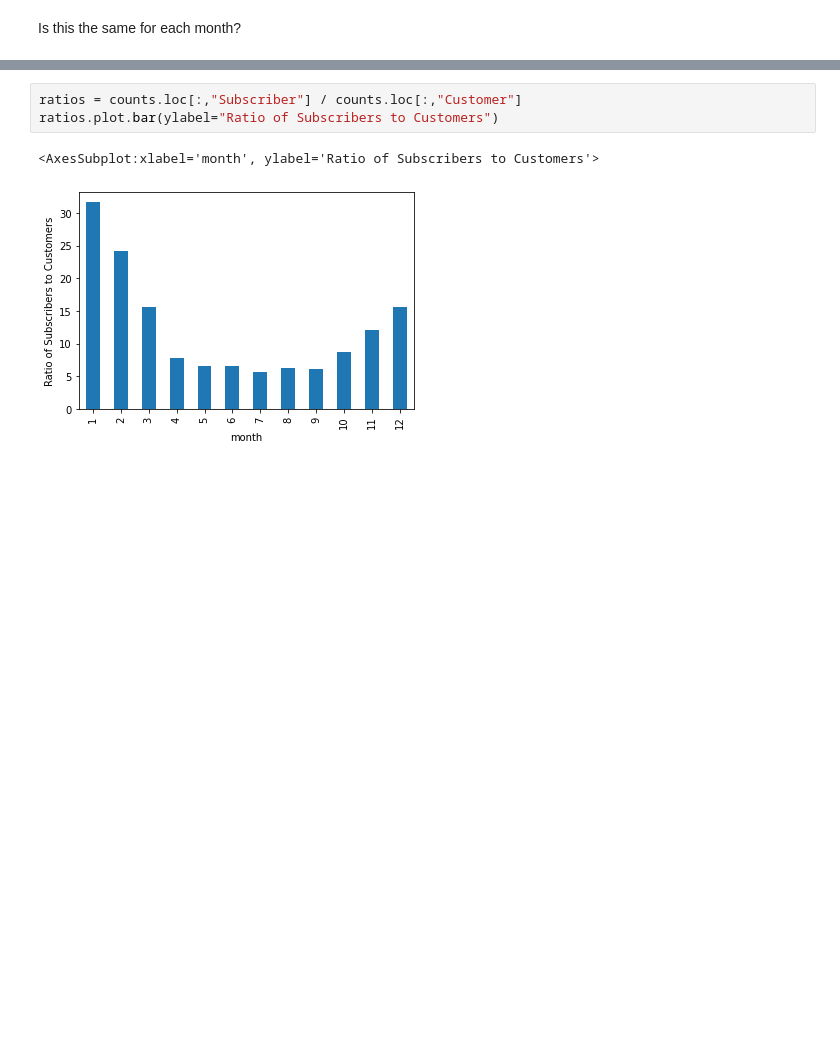
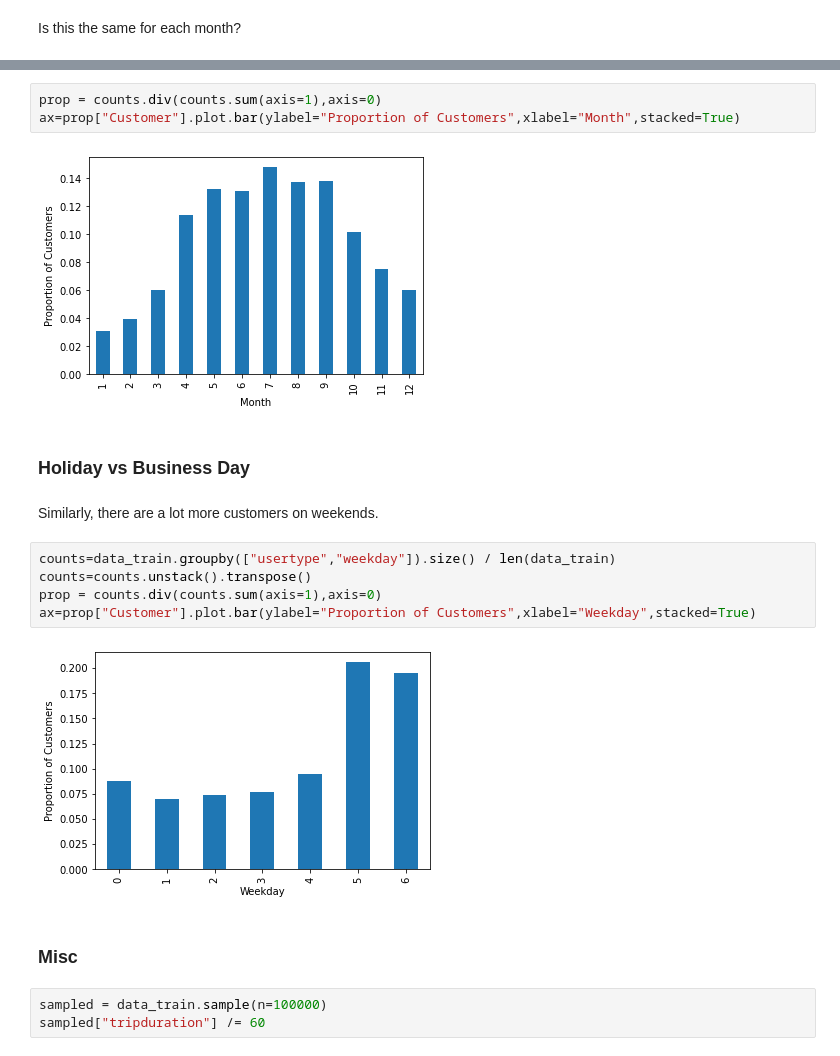
Before and after one commit to TWagner2/AXAChallenge, a Jupyter notebook: Analysis.ipynb, the cells around one changed output, grey strips where cells are left out. Drawn from its saved outputs; the diff is of its cells as text; blank space fills up the shorter version.

```diff
--- a/Analysis.ipynb
+++ b/Analysis.ipynb
@@ -49,6 +87,21 @@ We can confirm this by looking at the ratio of subscribers to customers for each
 # %%
-ratios = counts.loc[:,"Subscriber"] / counts.loc[:,"Customer"]
-ratios.plot.bar(ylabel="Ratio of Subscribers to Customers")
+prop = counts.div(counts.sum(axis=1),axis=0)
+ax=prop["Customer"].plot.bar(ylabel="Proportion of Customers",xlabel="Month",stacked=True)
 # %% [output]
-<AxesSubplot:xlabel='month', ylabel='Ratio of Subscribers to Customers'>
-[figure, old version]
+[figure, new version]
+# %% [markdown]
+### Holiday vs Business Day
+# %% [markdown]
+Similarly, there are a lot more customers on weekends.
+# %%
+counts=data_train.groupby(["usertype","weekday"]).size() / len(data_train)
+counts=counts.unstack().transpose()
+prop = counts.div(counts.sum(axis=1),axis=0)
+ax=prop["Customer"].plot.bar(ylabel="Proportion of Customers",xlabel="Weekday",stacked=True)
+# %% [output]
+[figure, added]
+# %% [markdown]
+### Misc
+# %%
+sampled = data_train.sample(n=100000)
+sampled["tripduration"] /= 60
```
Also changed, not shown: parts of 14 cells of this notebook, 1 other file.
